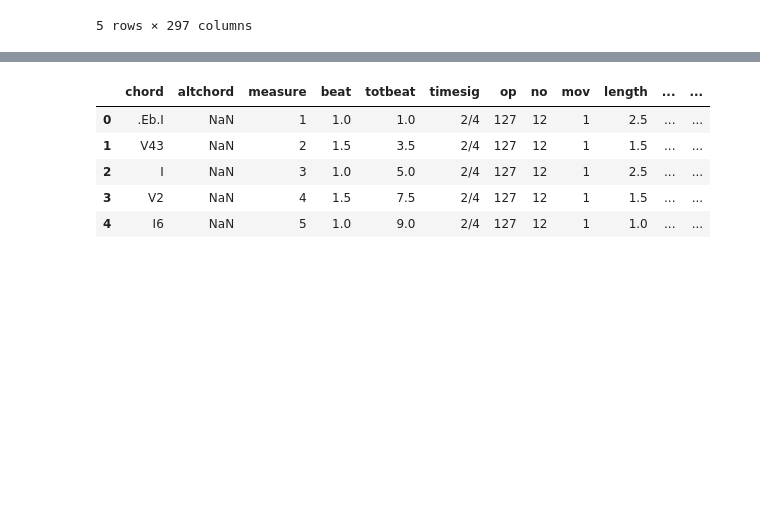
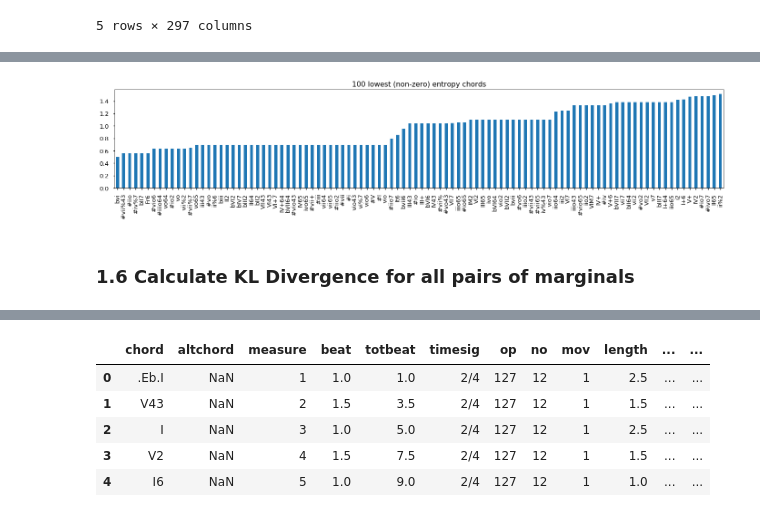
Before and after one commit to DCMLab/ABC, a Jupyter notebook: analysis_abc.ipynb, the cells around one changed output, grey strips where cells are left out. Saved outputs shown, nothing was run; the diff lists cells and outputs as text; code cells hidden in the pictures; blank space fills up the shorter version.

```diff
--- a/analysis_abc.ipynb
+++ b/analysis_abc.ipynb
@@ -178,3 +193,11 @@ entropies.sort_values(ascending=False)[:100].plot(kind='bar', figsize=(24,6));
+# %%
+entropies[entropies !=0].sort_values(ascending=True)[:100].plot(kind='bar', figsize=(24,4));
+plt.title('100 lowest (non-zero) entropy chords')
+plt.savefig('img/entropies_lowest.png')
+# %% [output]
+[figure, added]
+# %% [markdown]
+### 1.6 Calculate KL Divergence for all pairs of marginals
 # %%
 KL = pd.DataFrame(0,index=unigrams.index, columns=unigrams.index)
 # %%
```
Also changed, not shown: parts of 54 cells of this notebook, 31 other files.
